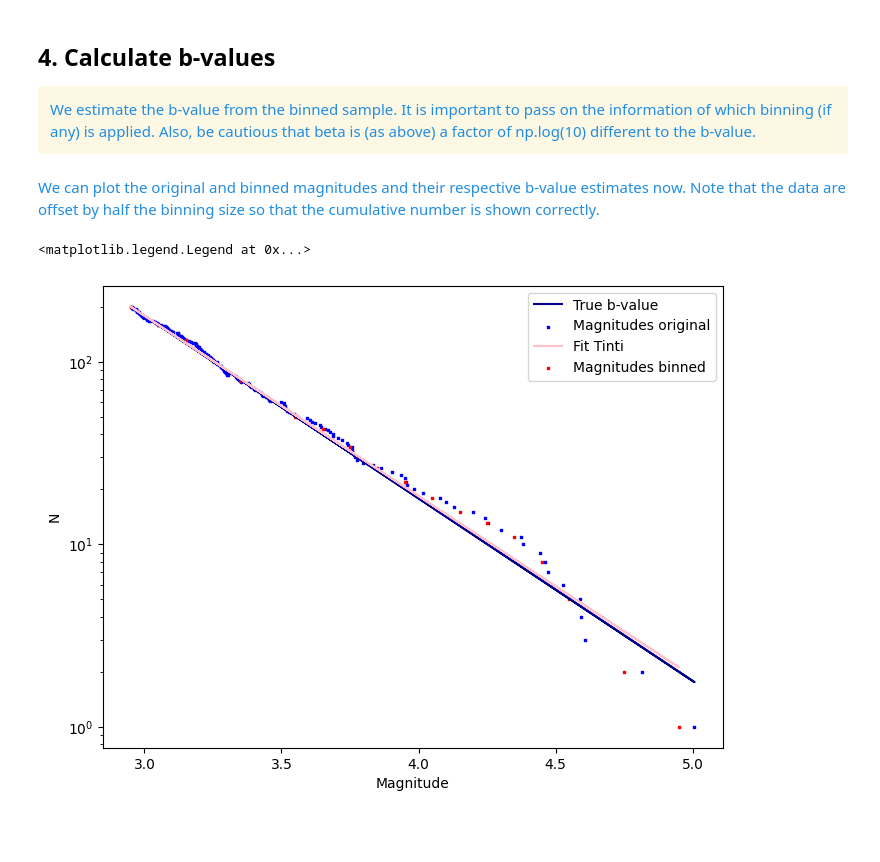
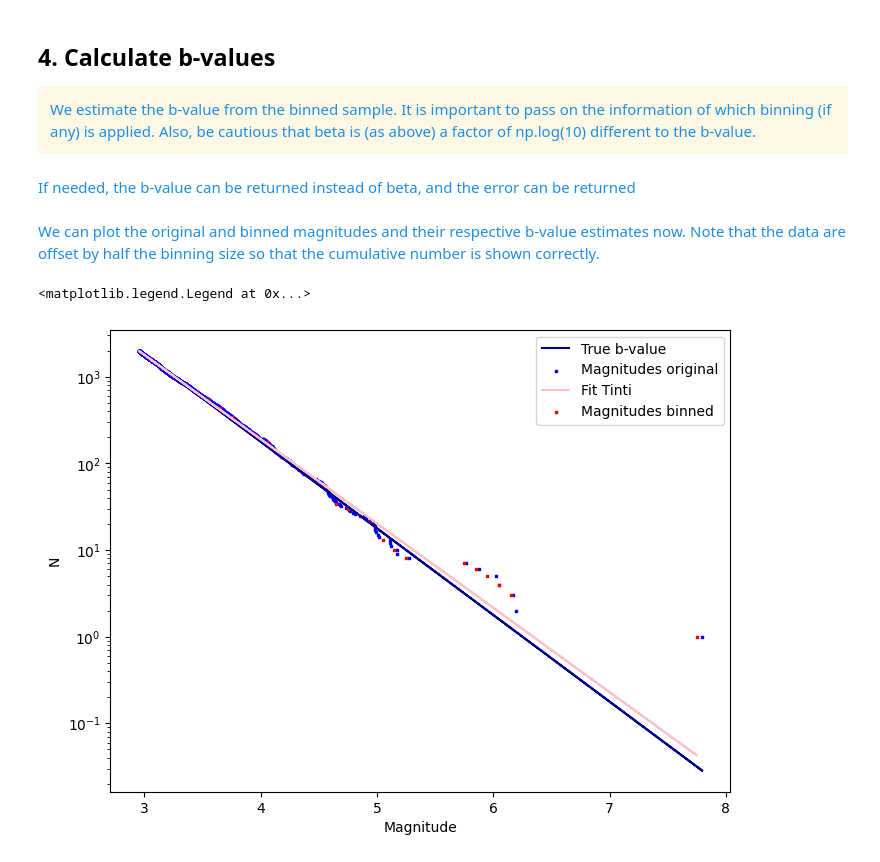
Before and after one commit to swiss-seismological-service/SeismoStats, a Jupyter notebook: catalog_Tools.ipynb, the cells around one changed output. Cells and saved outputs as stored; diff of their text form; code cells hidden in the pictures; blank space fills up the shorter version.

Commit message:
incorporate uncertainty in beta estimation

```diff
--- a/catalog_Tools.ipynb
+++ b/catalog_Tools.ipynb
@@ -230,7 +230,7 @@ First we need to define the number of earthquakes, the b-value and the completen
 # %%
 from catalog_tools import simulate_magnitudes, bin_to_precision
 # %%
-n = 200
+n = 2000
 b_value = 1
 beta = b_value*np.log(10)
 delta_m = 0.1
@@ -262,3 +262,7 @@ beta_estimate = estimate_beta_tinti(mags_binned, mc=mc, delta_m=delta_m)
 # beta_estimate = estimate_beta_utsu(mags_binned,mc=mc, delta_m=delta_m)
 # beta_estimate = estimate_beta_elst(mags_binned, delta_m=delta_m)
 # beta_estimate = estimate_beta_laplace(mags_binned, delta_m=delta_m)
+# %% [markdown]
+<font color=#208de2> If needed, the b-value can be returned instead of beta, and the error can be returned
+# %%
+b_estimate, std_b = estimate_beta_tinti(mags_binned, mc=mc, delta_m=delta_m, gutenberg=True, error=True)
@@ -267,10 +273,10 @@ beta_estimate = estimate_beta_tinti(mags_binned, mc=mc, delta_m=delta_m)
 # %%
 ax = plt.subplots(figsize=(8, 6))[1]
 
 plot_cum_fmd(mags, ax=ax, b_value=b_value, mc=mc - delta_m/2, color=['blue', 'darkblue'])
-plot_cum_fmd(mags_binned,ax=ax, b_value=beta_estimate/np.log(10), delta_m=delta_m, color=['red', 'pink'])
+plot_cum_fmd(mags_binned,ax=ax, b_value=b_estimate, delta_m=delta_m, color=['red', 'pink'])
 
 ax.legend(['True b-value', 'Magnitudes original', 'Fit Tinti', 'Magnitudes binned'])
 # %% [output]
 <matplotlib.legend.Legend at 0x...>
-[figure, old version]
+[figure, new version]
```
Also changed, not shown: parts of 2 cells of this notebook, 1 other file.
